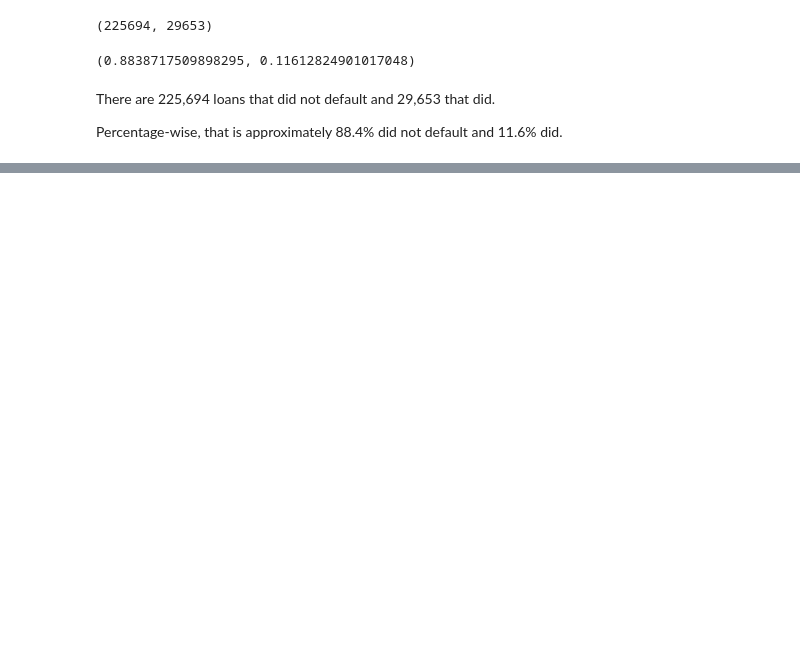
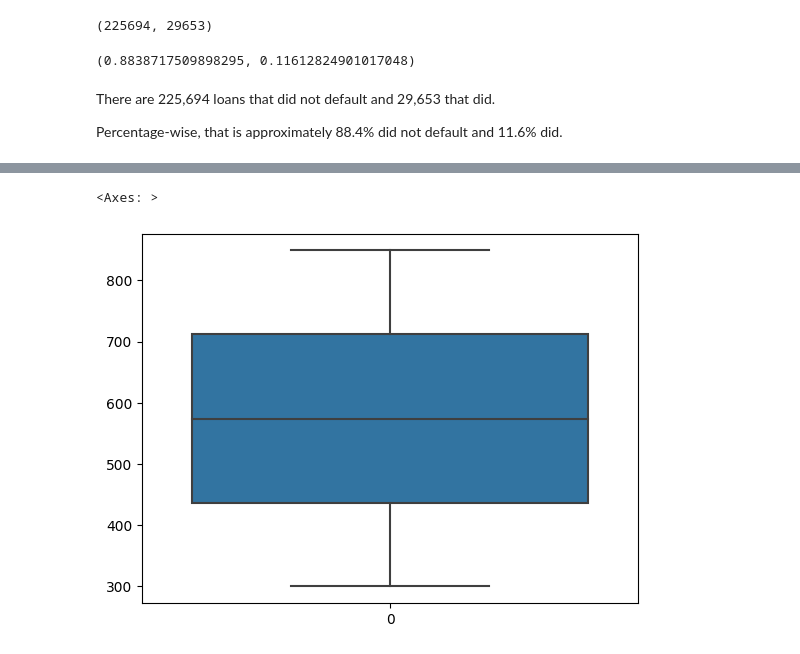
Before and after one commit to the-ethical-ai/Loan_default, a Jupyter notebook: loan_default_notebook.ipynb, the cells around one changed output, grey strips where cells are left out. Saved outputs shown, nothing was run; the diff lists cells and outputs as text; code cells hidden in the pictures; blank space fills up the shorter version.

```diff
--- a/loan_default_notebook.ipynb
+++ b/loan_default_notebook.ipynb
@@ -115,0 +127,8 @@ Percentage-wise, that is approximately 88.4% did not default and 11.6% did.
+# %%
+### Distribution of the credit scores
+
+# Step 1: Look at the overall distribution of the credit scores
+sns.boxplot(df.CreditScore)
+# %% [output]
+<Axes: >
+[figure, added]
```
Also changed, not shown: parts of 6 cells of this notebook.
